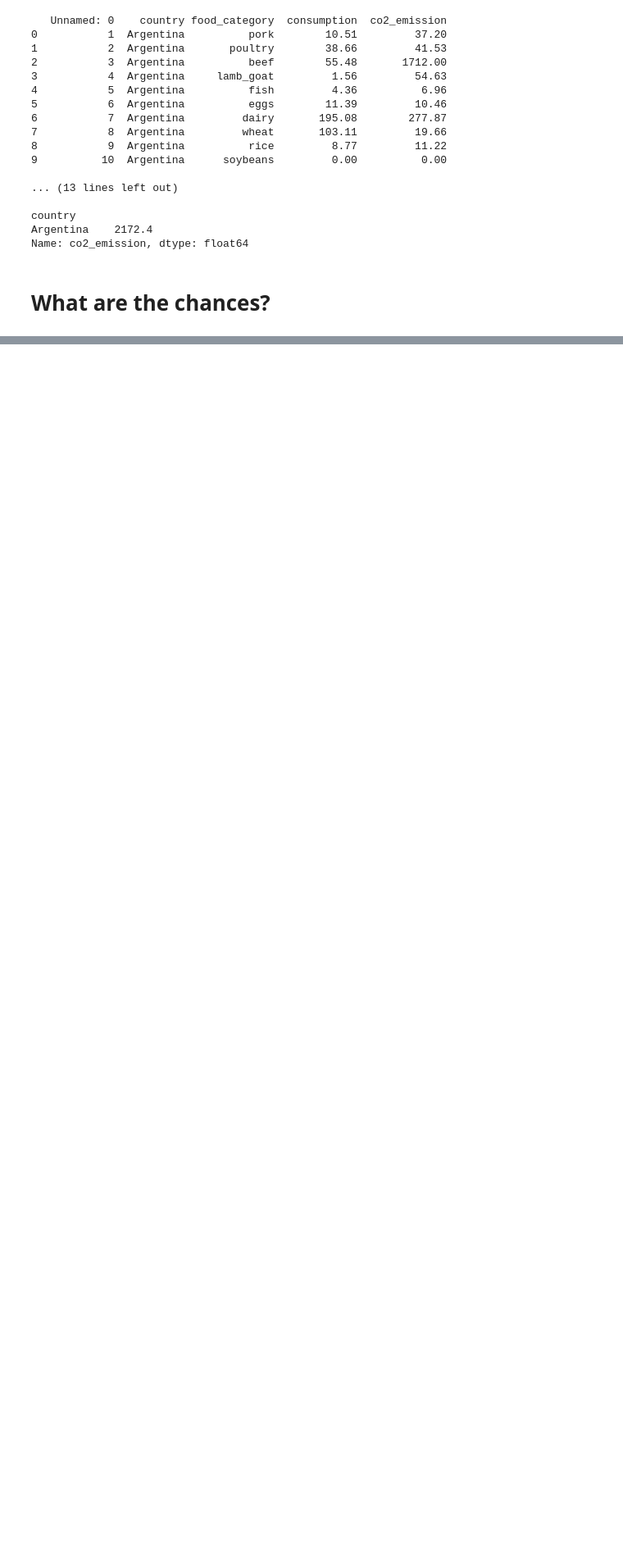
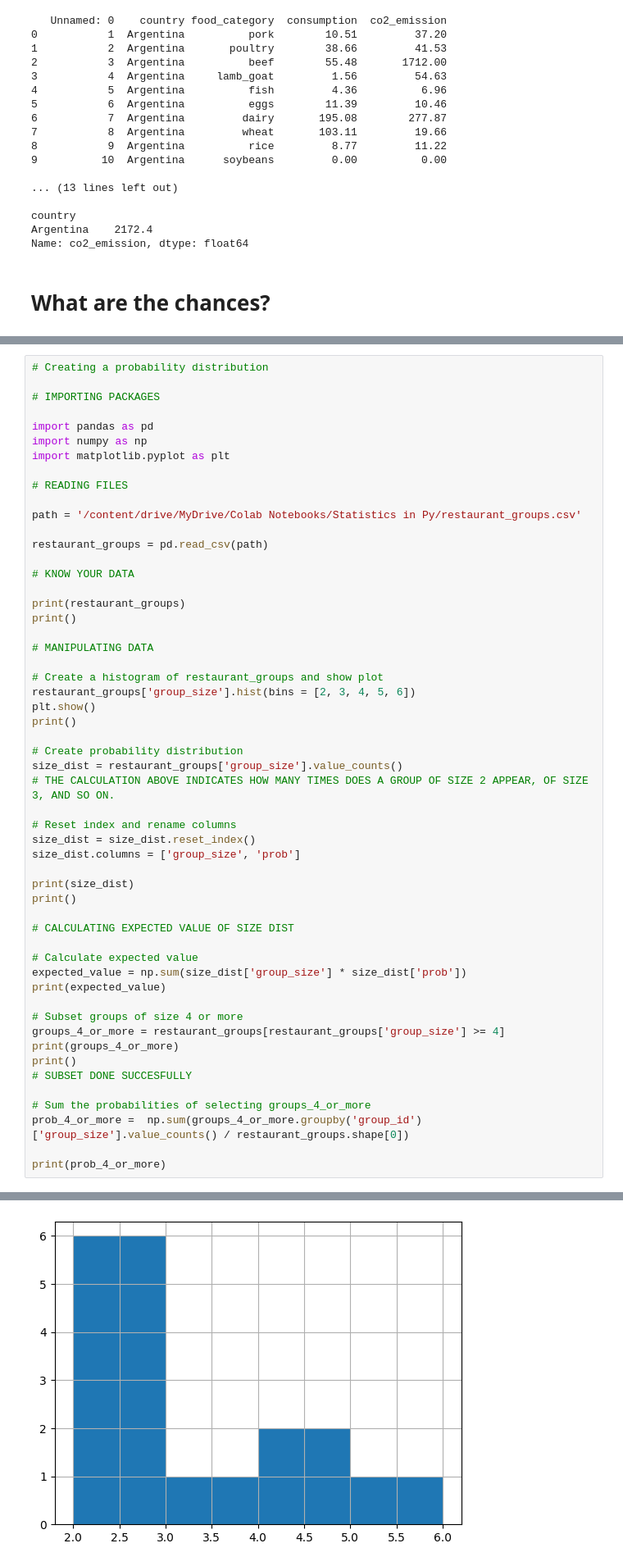
Before and after one commit to gustavo-plc/PyStatistics, a Jupyter notebook: Statistics_in_Py.ipynb, the cells around one changed output, grey strips where cells are left out. Shown at 82% size. Cells and saved outputs as stored; diff of their text form; blank space fills up the shorter version.

Commit message:
Data back-ups

```diff
--- a/Statistics_in_Py.ipynb
+++ b/Statistics_in_Py.ipynb
@@ -254,0 +320,55 @@ Name: co2_emission, dtype: float64
+# %%
+# Creating a probability distribution
+
+# IMPORTING PACKAGES
+
+import pandas as pd
+import numpy as np
+import matplotlib.pyplot as plt
+
+# READING FILES
+
+path = '/content/drive/MyDrive/Colab Notebooks/Statistics in Py/restaurant_groups.csv'
+
+restaurant_groups = pd.read_csv(path)
+
+# KNOW YOUR DATA
+
+print(restaurant_groups)
+print()
+
+# MANIPULATING DATA
+
+# Create a histogram of restaurant_groups and show plot
+restaurant_groups['group_size'].hist(bins = [2, 3, 4, 5, 6])
+plt.show()
+print()
+
+# Create probability distribution
+size_dist = restaurant_groups['group_size'].value_counts()
+# THE CALCULATION ABOVE INDICATES HOW MANY TIMES DOES A GROUP OF SIZE 2 APPEAR, OF SIZE 3, AND SO ON.
+
+# Reset index and rename columns
+size_dist = size_dist.reset_index()
+size_dist.columns = ['group_size', 'prob']
+
+print(size_dist)
+print()
+
+# CALCULATING EXPECTED VALUE OF SIZE DIST
+
+# Calculate expected value
+expected_value = np.sum(size_dist['group_size'] * size_dist['prob'])
+print(expected_value)
+
+# Subset groups of size 4 or more
+groups_4_or_more = restaurant_groups[restaurant_groups['group_size'] >= 4]
+print(groups_4_or_more)
+print()
+# SUBSET DONE SUCCESFULLY
+
+# Sum the probabilities of selecting groups_4_or_more
+prob_4_or_more =  np.sum(groups_4_or_more.groupby('group_id')['group_size'].value_counts() / restaurant_groups.shape[0])
+
+print(prob_4_or_more)
+# %% [output]
@@ -254,0 +386 @@ Name: co2_emission, dtype: float64
+[figure, added]
```
Also changed, not shown: parts of 5 cells of this notebook.
